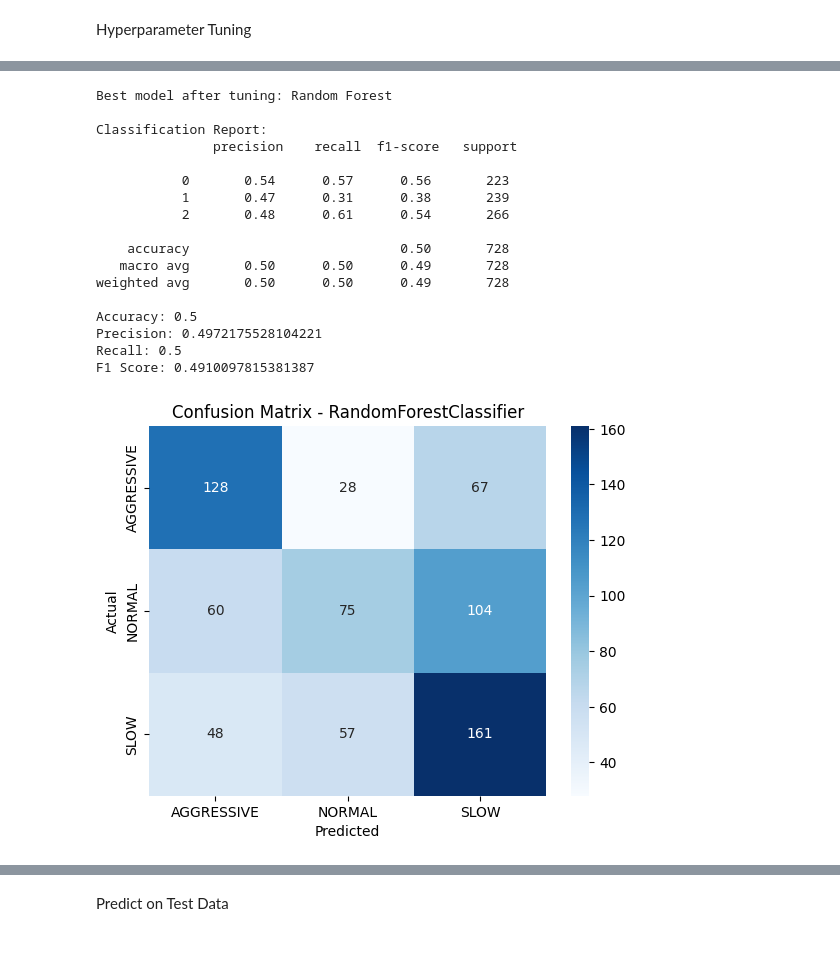
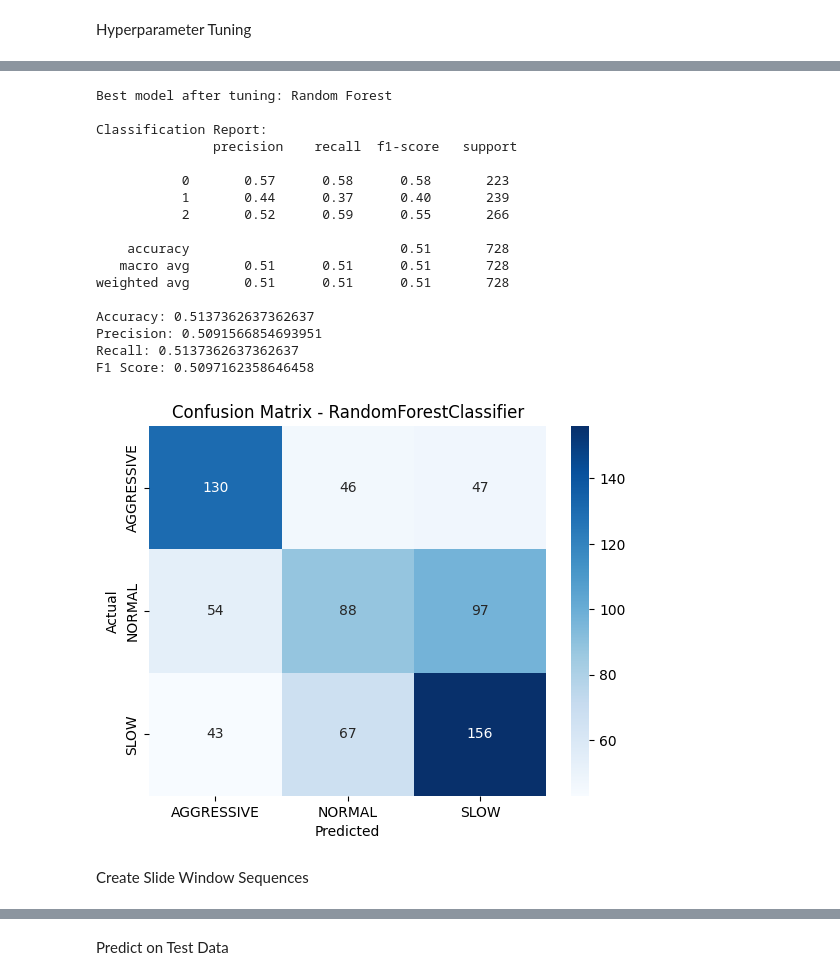
Before and after one commit to johnwaugh1/CS4755-Final-Project, a Jupyter notebook: notebooks/driving_behavior.ipynb, the cells around one changed output, grey strips where cells are left out. Saved outputs shown, nothing was run; the diff lists cells and outputs as text; code cells hidden in the pictures; blank space fills up the shorter version.

```diff
--- a/notebooks/driving_behavior.ipynb
+++ b/notebooks/driving_behavior.ipynb
@@ -274,9 +281,10 @@ results_summary = []
 # Logistic Regression
 print("Tuning Logistic Regression...")
 param_grid_lr = {
-    'C': [0.01, 0.1, 1, 10],
+    'C': [0.001, 0.01, 0.1, 1, 10, 100],
     'solver': ['lbfgs', 'liblinear'],
-    'penalty': ['l2']
+    'penalty': ['l2'],
+    'class_weight': ['balanced']
 }
 lr = LogisticRegression(max_iter=500, random_state=42)
 grid_lr = GridSearchCV(lr, param_grid_lr, cv=3, scoring='f1_weighted', n_jobs=-1, verbose=1)
@@ -290,8 +298,11 @@ print("Best parameters for Logistic Regression:", grid_lr.best_params_)
 print("Tuning Random Forest...")
 param_grid_rf = {
     'n_estimators': [100, 200, 300],
-    'max_depth': [None, 10, 20],
-    'min_samples_split': [2, 5, 10]
+    'max_depth': [None, 10, 20, 30, 40],
+    'min_samples_split': [2, 5, 10],
+    'class_weight' : ['balanced'],
+    'min_samples_leaf': [1, 2, 4],
+    'max_features': ['auto', 'sqrt', 0.5]
 }
 rf = RandomForestClassifier(random_state=42)
 grid_rf = GridSearchCV(rf, param_grid_rf, cv=3, scoring='f1_weighted', n_jobs=-1, verbose=1)
@@ -304,9 +315,10 @@ print("Best parameters for Random Forest:", grid_rf.best_params_)
 # Support Vector Machine
 print("Tuning Support Vector Machine...")
 param_grid_svm = {
-    'C': [0.1, 1, 10],
-    'gamma': ['scale', 'auto'],
-    'kernel': ['rbf', 'poly']
+    'C': [0.1, 1, 10, 50, 100],
+    'gamma': [0.001, 0.01, 0.1, 'scale', 'auto'],
+    'kernel': ['rbf', 'poly'],
+    'class_weight': ['balanced']
 }
 svm_model = SVC(probability=True, random_state=42)
 grid_svm = GridSearchCV(svm_model, param_grid_svm, cv=3, scoring='f1_weighted', n_jobs=-1, verbose=1)
@@ -318,20 +330,32 @@ print("Best parameters for Support Vector Machine:", grid_svm.best_params_)
 
 # XGBoost
 print("Tuning XGBoost...")
-param_grid_xgb = {
-    'learning_rate': [0.01, 0.05, 0.1],
-    'max_depth': [4, 5, 6],
+param_dist_xgb = {
+    'learning_rate': stats.uniform(0.001, 0.2),
+    'max_depth': [3, 4, 5, 6, 8],
     'n_estimators': [300, 500, 800],
-    'subsample': [0.7, 0.8, 1.0],
-    'colsample_bytree': [0.7, 0.8, 1.0]
+    'subsample': stats.uniform(0.5, 0.5),
+    'colsample_bytree': stats.uniform(0.5, 0.5),
+    'reg_alpha': [0, 0.1, 1],
+    'reg_lambda': [1, 2, 5],
+    'min_child_weight': [1, 3, 5]
 }
-xgb = XGBClassifier(use_label_encoder=False, eval_metric='mlogloss', random_state=42)
-grid_xgb = GridSearchCV(xgb, param_grid_xgb, cv=3, scoring='f1_weighted', n_jobs=-1, verbose=1)
-grid_xgb.fit(X_train_scaled, y_train)
+xgb = XGBClassifier(eval_metric='mlogloss', random_state=42)
+random_search = RandomizedSearchCV(
+    xgb,
+    param_distributions=param_dist_xgb,
+    n_iter=100,2
+    scoring='f1_weighted',
+    cv=3,
+    n_jobs=-1,
+    verbose=1,
+    random_state=42
+)
+random_search.fit(X_train_scaled, y_train)
 
-tuned_models['XGBoost'] = grid_xgb.best_estimator_
-results_summary.append(['XGBoost', grid_xgb.best_score_, grid_xgb.best_params_])
-print("Best parameters for XGBoost:", grid_xgb.best_params_)
+tuned_models['XGBoost'] = random_search.best_estimator_
+results_summary.append(['XGBoost', random_search.best_score_, random_search.best_params_])
+print("Best parameters for XGBoost:", random_search.best_params_)
 
 # Compare tuned model results
 results_df = pd.DataFrame(results_summary, columns=['Model', 'CV F1 (weighted)', 'Best Params'])
@@ -372,18 +396,20 @@ Best parameters for XGBoost: {'colsample_bytree': 1.0, 'learning_rate': 0.01, 'm
 Best model after tuning: Random Forest
 
 Classification Report:
                precision    recall  f1-score   support
 
-           0       0.54      0.57      0.56       223
-           1       0.47      0.31      0.38       239
-           2       0.48      0.61      0.54       266
+           0       0.57      0.58      0.58       223
+           1       0.44      0.37      0.40       239
+           2       0.52      0.59      0.55       266
 
-    accuracy                           0.50       728
-   macro avg       0.50      0.50      0.49       728
-weighted avg       0.50      0.50      0.49       728
+    accuracy                           0.51       728
+   macro avg       0.51      0.51      0.51       728
+weighted avg       0.51      0.51      0.51       728
 
-Accuracy: 0.5
-Precision: 0.4972175528104221
-Recall: 0.5
-F1 Score: 0.4910097815381387
+Accuracy: 0.5137362637362637
+Precision: 0.5091566854693951
+Recall: 0.5137362637362637
+F1 Score: 0.5097162358646458
-[figure, old version]
+[figure, new version]
+# %% [markdown]
+Create Slide Window Sequences
```
Also changed, not shown: parts of 14 cells of this notebook, 8 other files.
